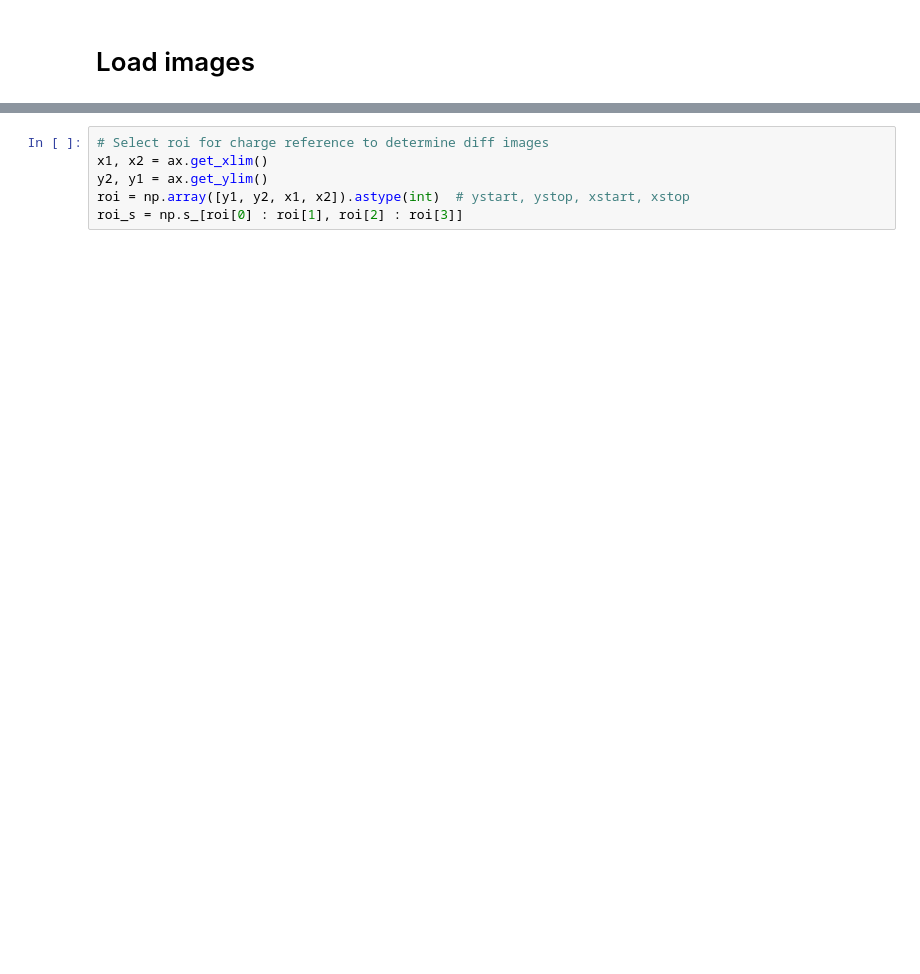
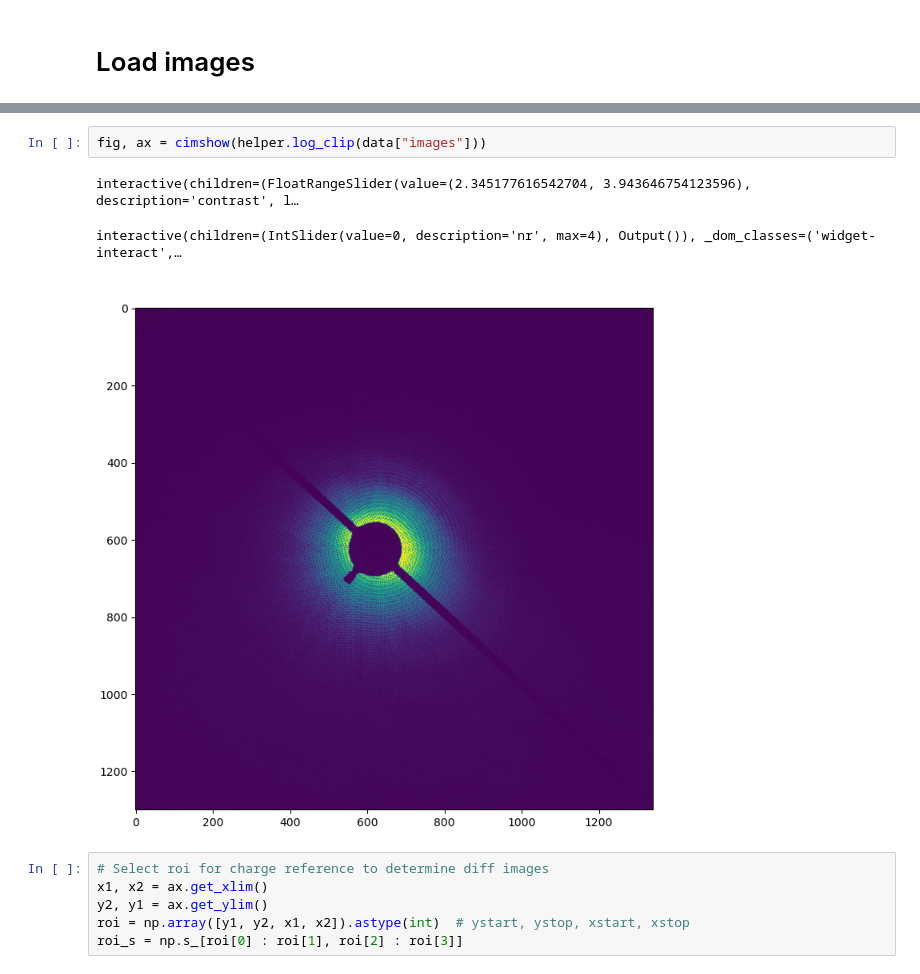
Before and after one commit to riccbatt/FTH-Phase-Retrieval-2609-SOLEIL-SEXTANTS, a Jupyter notebook: SAXS_Basic.ipynb, the cells around one changed output, grey strips where cells are left out. Cells and saved outputs as stored; diff of their text form; blank space fills up the shorter version.

```diff
--- a/SAXS_Basic.ipynb
+++ b/SAXS_Basic.ipynb
@@ -446,3 +476,9 @@ fig, ax = cimshow(data["images"])
+# %%
+fig, ax = cimshow(helper.log_clip(data["images"]))
+# %% [output]
+interactive(children=(FloatRangeSlider(value=(2.345177616542704, 3.943646754123596), description='contrast', l…
+interactive(children=(IntSlider(value=0, description='nr', max=4), Output()), _dom_classes=('widget-interact',…
+[figure, added]
 # %%
 # Select roi for charge reference to determine diff images
 x1, x2 = ax.get_xlim()
```
Also changed, not shown: parts of 10 cells of this notebook, 2 other files.
